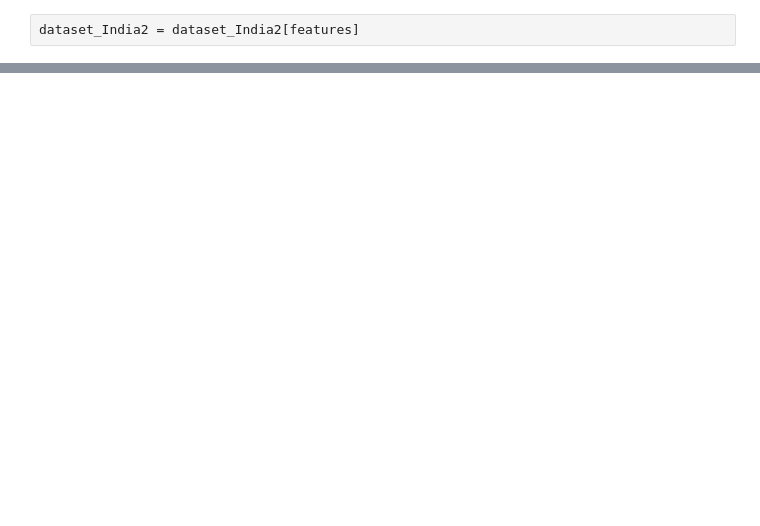
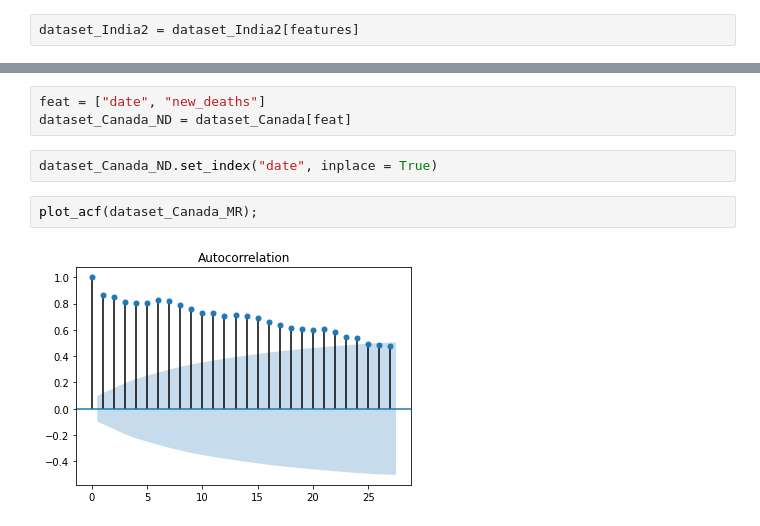
Before and after one commit to abhishek111222/Data-Science-Project, a Jupyter notebook: Time series of Mortality Rate (Try 3)/time_mortality_try3.ipynb, the cells around one changed output, grey strips where cells are left out. Cells and saved outputs as stored; diff of their text form; blank space fills up the shorter version.

```diff
--- a/Time series of Mortality Rate (Try 3)/time_mortality_try3.ipynb
+++ b/Time series of Mortality Rate (Try 3)/time_mortality_try3.ipynb
@@ -398,0 +456,9 @@ fig.show()
+# %%
+feat = ["date", "new_deaths"]
+dataset_Canada_ND = dataset_Canada[feat]
+# %%
+dataset_Canada_ND.set_index("date", inplace = True)
+# %%
+plot_acf(dataset_Canada_MR);
+# %% [output]
+[figure, added]
```
Also changed, not shown: parts of 62 cells of this notebook.
